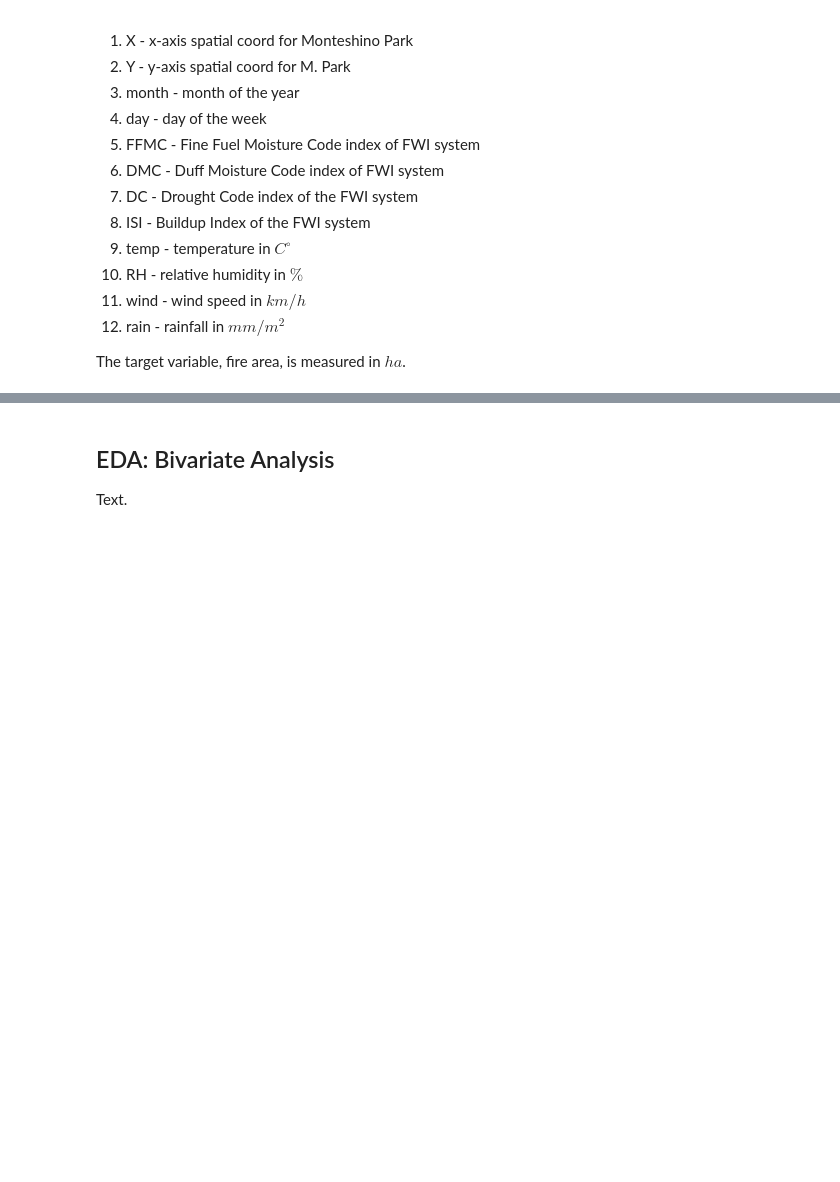
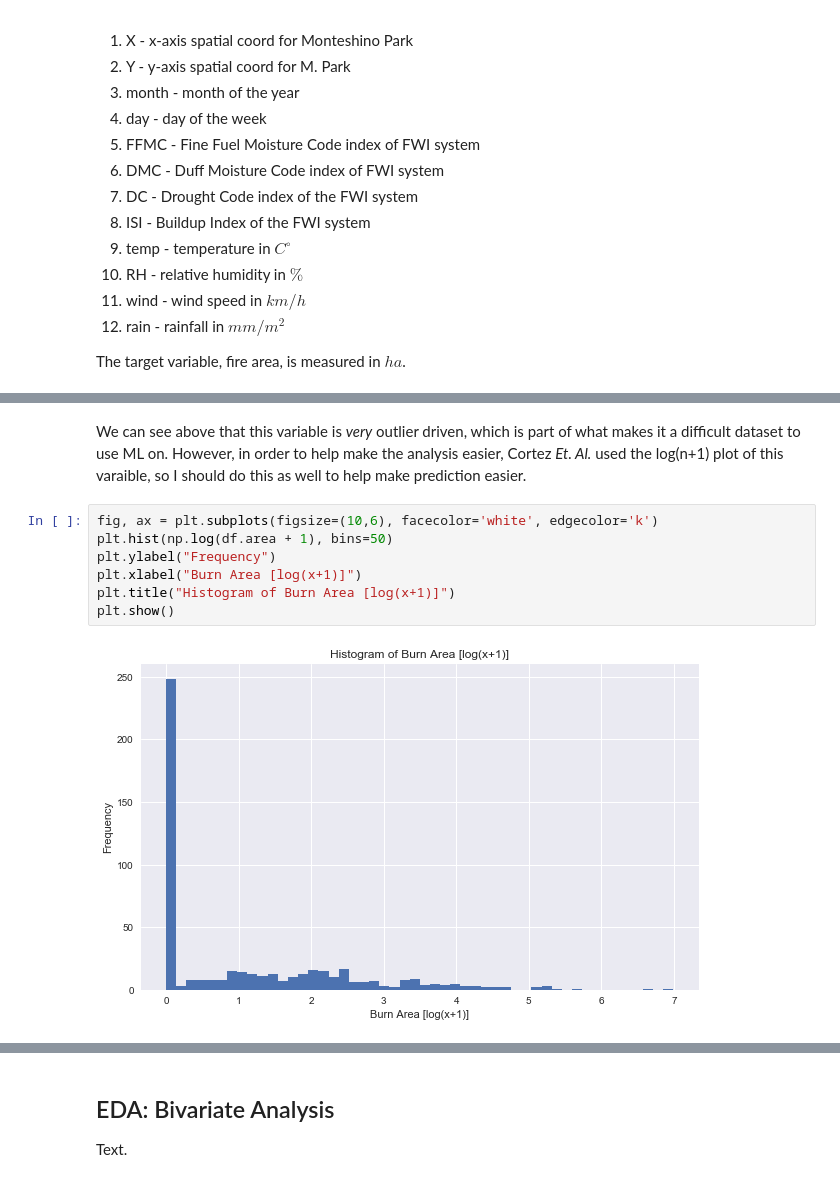
Before and after one commit to SThornewillvE/Udacity-DataScience-Nanodegree, a Jupyter notebook: 04_data-science_blog_post/python/fires.ipynb, the cells around one changed output, grey strips where cells are left out. Saved outputs shown, nothing was run; the diff lists cells and outputs as text; blank space fills up the shorter version.

Commit message:
Complete univariate analysis

```diff
--- a/04_data-science_blog_post/python/fires.ipynb
+++ b/04_data-science_blog_post/python/fires.ipynb
@@ -96,0 +134,11 @@ Text.
+# %% [markdown]
+We can see above that this variable is *very* outlier driven, which is part of what makes it a difficult dataset to use ML on. However, in order to help make the analysis easier, Cortez *Et. Al.* used the log(n+1) plot of this varaible, so I should do this as well to help make prediction easier.
+# %%
+fig, ax = plt.subplots(figsize=(10,6), facecolor='white', edgecolor='k')
+plt.hist(np.log(df.area + 1), bins=50)
+plt.ylabel("Frequency")
+plt.xlabel("Burn Area [log(x+1)]")
+plt.title("Histogram of Burn Area [log(x+1)]")
+plt.show()
+# %% [output]
+[figure, added]
```
Also changed, not shown: parts of 25 cells of this notebook, 6 other files.
